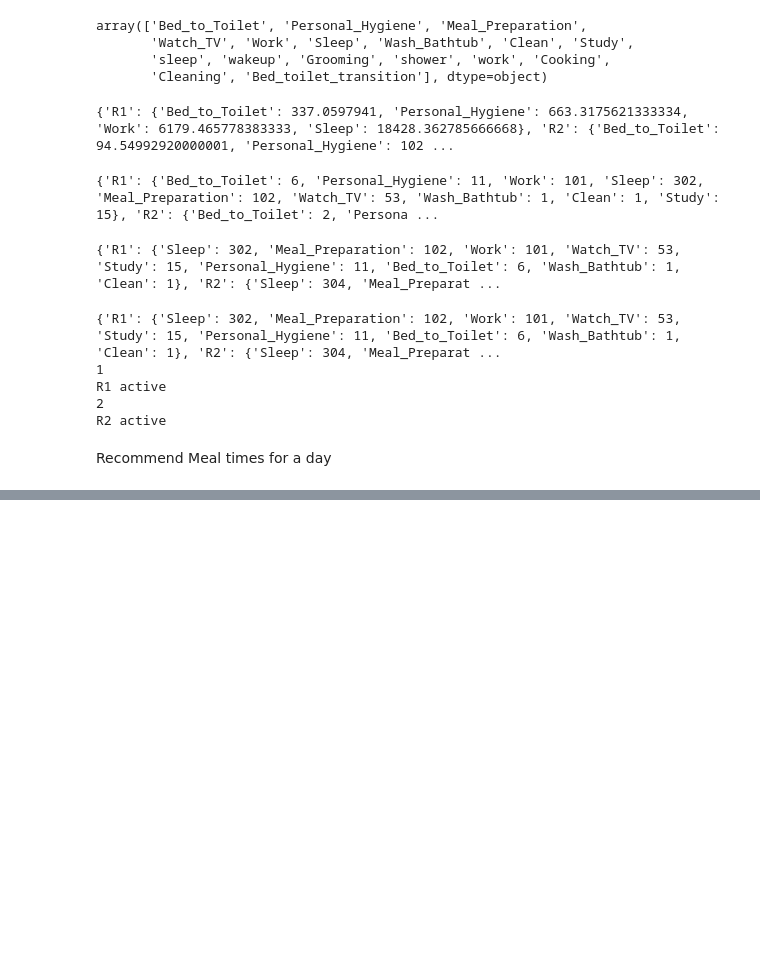
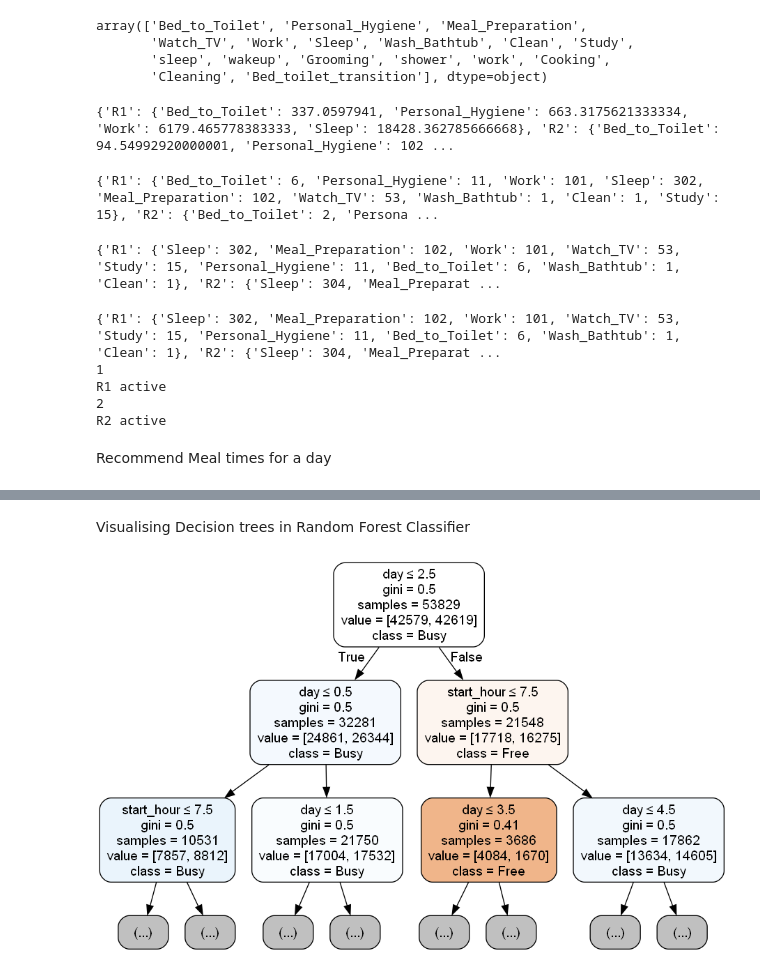
Before and after one commit to sureshvarshini/Recommendation_Dissertation, a Jupyter notebook: backend/preprocessing/csv_notebook.ipynb, the cells around one changed output, grey strips where cells are left out. Saved outputs shown, nothing was run; the diff lists cells and outputs as text; code cells hidden in the pictures; blank space fills up the shorter version.

```diff
--- a/backend/preprocessing/csv_notebook.ipynb
+++ b/backend/preprocessing/csv_notebook.ipynb
@@ -369,0 +422,59 @@ print(user_timetable)
+# %% [markdown]
+Visualising Decision trees in Random Forest Classifier
+# %%
+from sklearn.ensemble import RandomForestClassifier
+from sklearn.model_selection import train_test_split
+from sklearn.utils import resample
+from sklearn.tree import export_graphviz
+import matplotlib.pyplot as plt
+import sqlalchemy
+from subprocess import call
+from IPython.display import Image
+
+dbEngine=sqlalchemy.create_engine("sqlite:///" + "D:\Varshini\CourseWork\Dissertation\Implementation\Github\Recommendation_Dissertation\\backend\\adl.db")
+user_adl_df = pd.read_sql('select * from adl', dbEngine)
+
+user_adl_df['day'] = pd.to_datetime(user_adl_df['start_datetime']).dt.day_of_week
+user_adl_df['start_hour'] = pd.to_datetime(user_adl_df['start_datetime']).dt.hour
+user_adl_df['activity'] = [1 if activity in 'No' else 0 for activity in user_adl_df['activity']]
+
+# Identify feature and target variables
+X = user_adl_df[['day', 'start_hour']]
+y = user_adl_df['activity']
+
+# Split data
+X_train, X_test, y_train, y_test = train_test_split(X, y, test_size=0.2)
+
+train_data = pd.concat([X_train, y_train], axis=1)
+majority_activity = train_data[train_data['activity'] == 0]
+minority_activity = train_data[train_data['activity'] == 1]
+
+minority_oversampled = resample(minority_activity, replace=True, n_samples=len(majority_activity), random_state=29)
+sampled_activities = pd.concat([majority_activity, minority_oversampled])
+
+X_train_sampled = sampled_activities.drop('activity', axis=1)
+y_train_sampled = sampled_activities['activity']
+
+# Train model
+model = RandomForestClassifier()
+model.fit(X_train_sampled, y_train_sampled)
+
+estimator = model.estimators_[0]
+max_depth_to_visualize = 2
+
+export_graphviz(estimator, out_file='tree.dot',
+                feature_names = X_train_sampled.columns,
+                class_names = ['Free', 'Busy'],
+                rounded = True, proportion = False,
+                precision = 2, filled = True, special_characters=True, max_depth=max_depth_to_visualize)
+
+graphviz_path = "C:\\Program Files\\Graphviz\\bin"
+os.environ["PATH"] += os.pathsep + graphviz_path
+
+# Convert to png using system command (requires Graphviz)
+call(['dot', '-Tpng', 'tree.dot', '-o', 'tree.png'])
+
+# Display in jupyter notebook
+Image(filename = 'tree.png')
+# %% [output]
+[figure, added]
```
Also changed, not shown: parts of 8 cells of this notebook, 16 other files.
